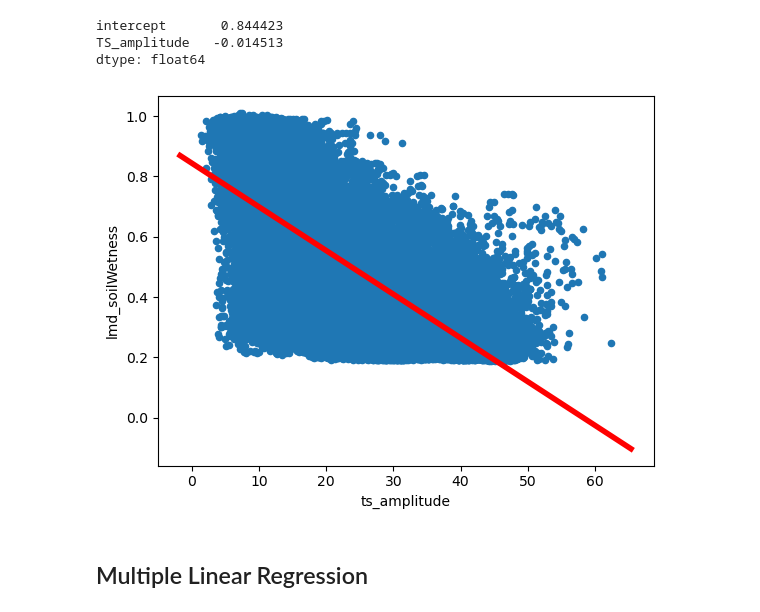
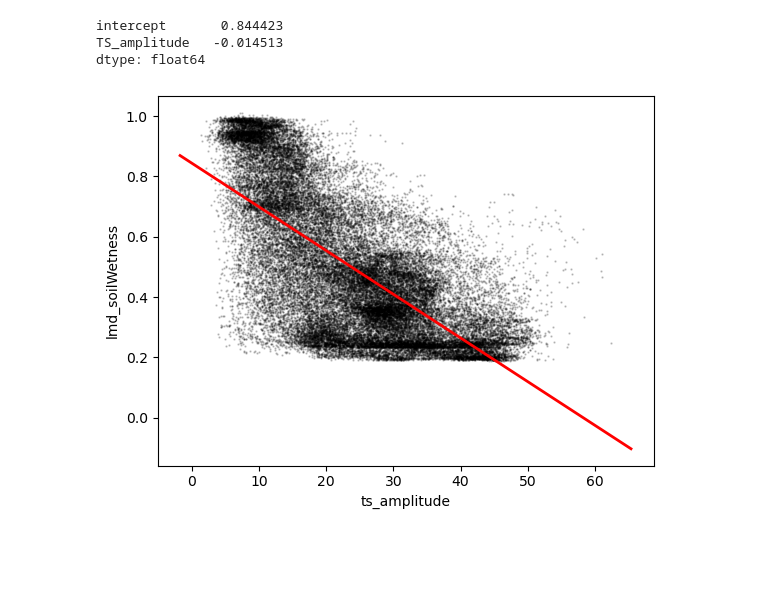
Before and after one commit to Datavizcowboy/PythonDatavizToolbox, a Jupyter notebook: Notebooks/07-Data_Analysis/SoilMoisture/01_Sensitivity_Study.ipynb, the cells around one changed output. Cells and saved outputs as stored; diff of their text form; code cells hidden in the pictures; blank space fills up the shorter version.

```diff
--- a/Notebooks/07-Data_Analysis/SoilMoisture/01_Sensitivity_Study.ipynb
+++ b/Notebooks/07-Data_Analysis/SoilMoisture/01_Sensitivity_Study.ipynb
@@ -54,5 +41,5 @@ data = data.dropna()
 ## Scatter Plots
 # %%
 fig, ax = pl.subplots(figsize=(10, 10))
-ax = pd.plotting.scatter_matrix(data[['backscatter', 'emissivity_v','emissivity_h','ts_amplitude','ndvi','lmd_soilWetness']],ax=ax);
+ax = pd.plotting.scatter_matrix(data[['backscatter', 'emissivity_v','emissivity_h','ts_amplitude','ndvi','lmd_soilWetness']],ax=ax,s=1,c='k',hist_kwds={'color':['black']});
 # %% [output]
@@ -128,11 +115,9 @@ def abline(ax, b,m):
     "Add a line with slope m and intercept b to ax"
     xlim = ax.get_xlim()
     ylim = [m * xlim[0] + b, m * xlim[1] + b]
-    ax.plot(xlim,ylim,c='r',linewidth=4)
+    ax.plot(xlim,ylim,c='r',linewidth=2)
 # %%
-ax = data.plot.scatter('ts_amplitude','lmd_soilWetness')
+ax = data.plot.scatter('ts_amplitude','lmd_soilWetness',s=.5,color='k',alpha=0.2)
 abline(ax, results.params[0],results.params[1])
 # %% [output]
-[figure, old version]
+[figure, new version]
-# %% [markdown]
-## Multiple Linear Regression
```
Also changed, not shown: parts of 5 cells of this notebook.
